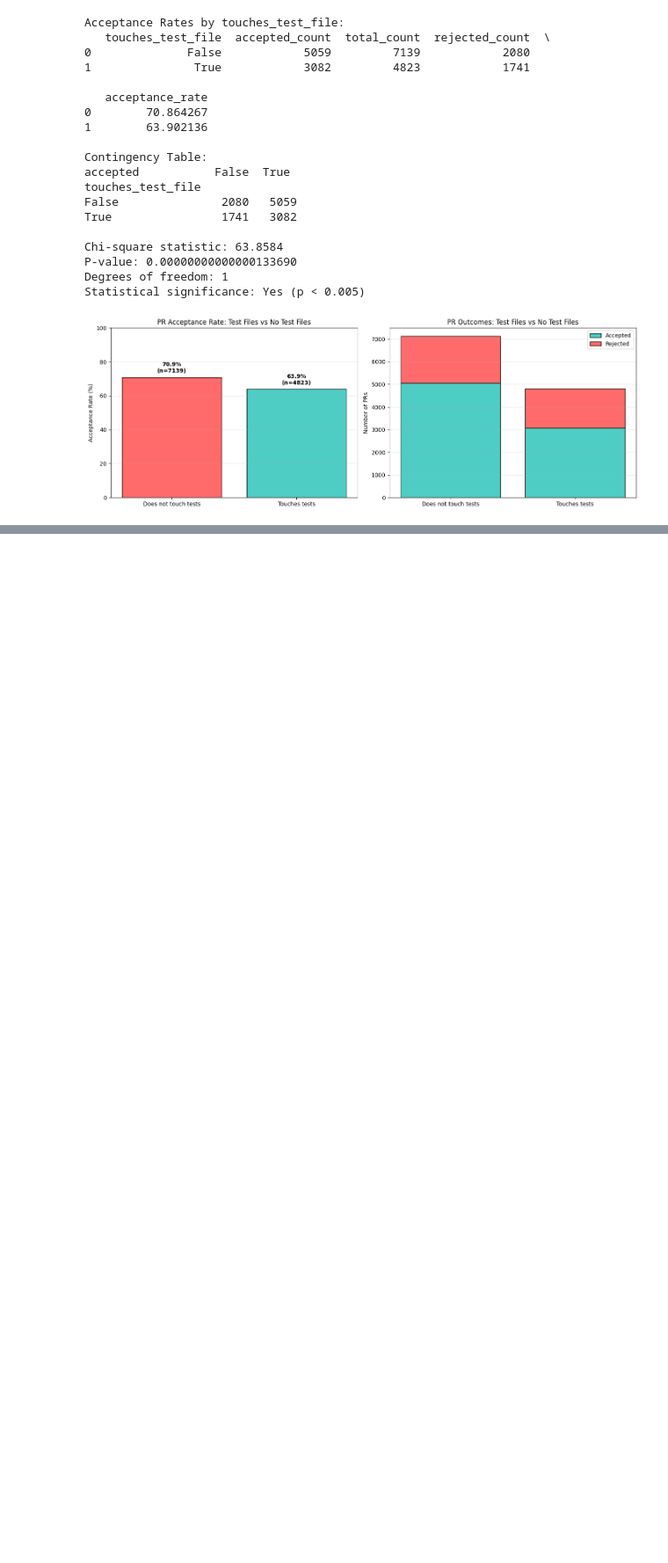
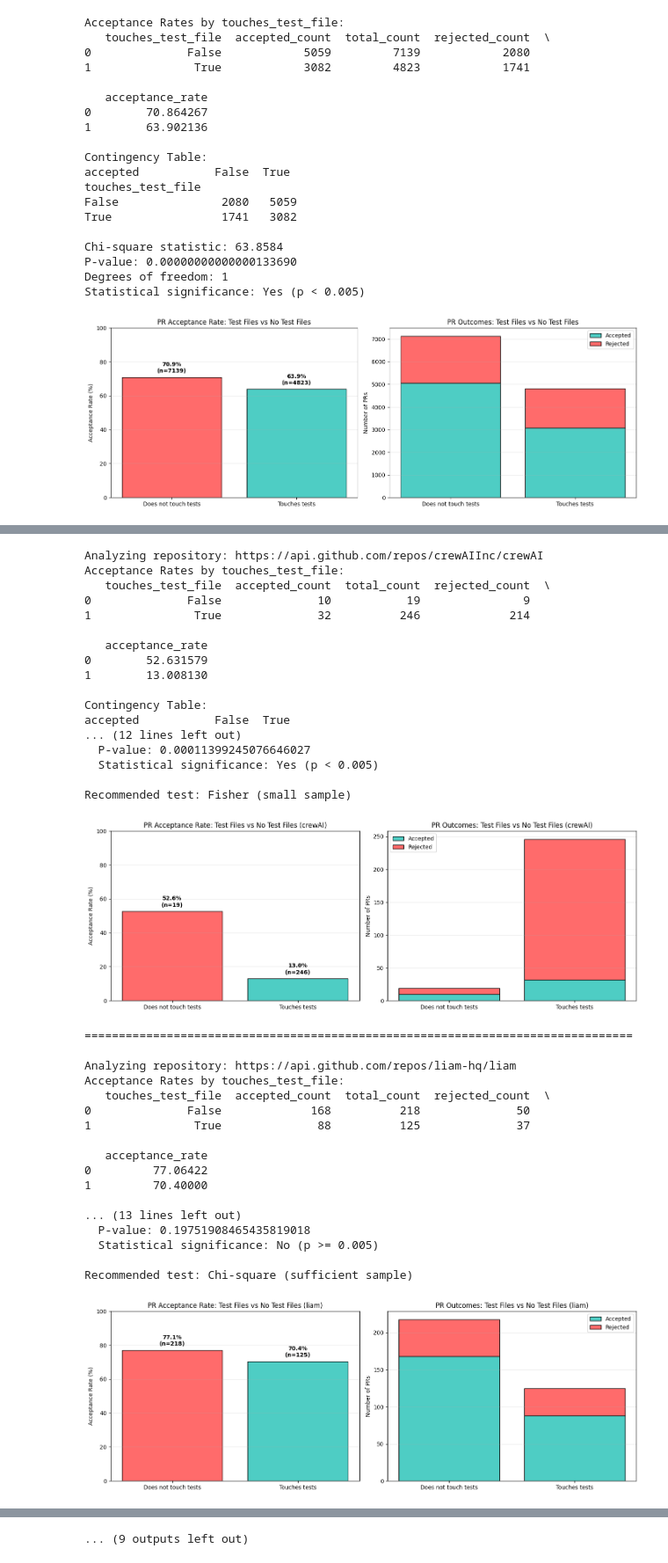
Before and after one commit to davejjwilliams/pr-acceptability, a Jupyter notebook: exploring_factors.ipynb, the cells around one changed output, grey strips where cells are left out. Shown at 88% size. Cells and saved outputs as stored; diff of their text form; code cells hidden in the pictures; blank space fills up the shorter version.

```diff
--- a/exploring_factors.ipynb
+++ b/exploring_factors.ipynb
@@ -244,0 +439,11 @@ Statistical significance: Yes (p < 0.005)
+# %%
+# Get top 10 repositories with most related issues (with details)
+touches_tests_by_repo = pr_df[pr_df['touches_test_file'] == True].groupby('repo_url').size().reset_index(name='touches_test_count')
+touches_tests_by_repo = touches_tests_by_repo.sort_values('touches_test_count', ascending=False).head(10)
+
+# Optionally add total PR count and percentage
+total_prs_by_repo = pr_df.groupby('repo_url').size().reset_index(name='total_prs')
+touches_tests_by_repo = touches_tests_by_repo.merge(total_prs_by_repo, on='repo_url')
+touches_tests_by_repo['percentage'] = (touches_tests_by_repo['touches_test_count'] / touches_tests_by_repo['total_prs'] * 100).round(2)
+
+touches_tests_by_repo
@@ -244,0 +462,3 @@ Statistical significance: Yes (p < 0.005)
+# %%
+top_10_repos_by_touches_tests = touches_tests_by_repo['repo_url'].tolist()
+top_10_repos_by_touches_tests
@@ -244,0 +476,46 @@ Statistical significance: Yes (p < 0.005)
+# %%
+for repo in top_10_repos_by_touches_tests:
+    print(f"Analyzing repository: {repo}")
+    repo_df = pr_df[pr_df['repo_url'] == repo]
+    analyze_boolean_factor(repo_df, 'touches_test_file',
+                          label_false='Does not touch tests',
+                          label_true='Touches tests',
+                          title_suffix=f'Test Files vs No Test Files ({repo.split("/")[-1]})')
+    print("\n" + "="*80 + "\n")
+# %% [output]
+Analyzing repository: https://api.github.com/repos/crewAIInc/crewAI
+Acceptance Rates by touches_test_file:
+   touches_test_file  accepted_count  total_count  rejected_count  \
+0              False              10           19               9
+1               True              32          246             214
+
+   acceptance_rate
+0        52.631579
+1        13.008130
+
+Contingency Table:
+accepted           False  True
+... (12 lines left out)
+  P-value: 0.00011399245076646027
+  Statistical significance: Yes (p < 0.005)
+
+Recommended test: Fisher (small sample)
+[figure, added]
+================================================================================
+
+Analyzing repository: https://api.github.com/repos/liam-hq/liam
+Acceptance Rates by touches_test_file:
+   touches_test_file  accepted_count  total_count  rejected_count  \
+0              False             168          218              50
+1               True              88          125              37
+
+   acceptance_rate
+0         77.06422
+1         70.40000
+
+... (13 lines left out)
+  P-value: 0.19751908465435819018
+  Statistical significance: No (p >= 0.005)
+
+Recommended test: Chi-square (sufficient sample)
+[figure, added]
@@ -244,0 +594 @@ Statistical significance: Yes (p < 0.005)
+... (9 outputs left out)
```
Also changed, not shown: parts of 19 cells of this notebook.
